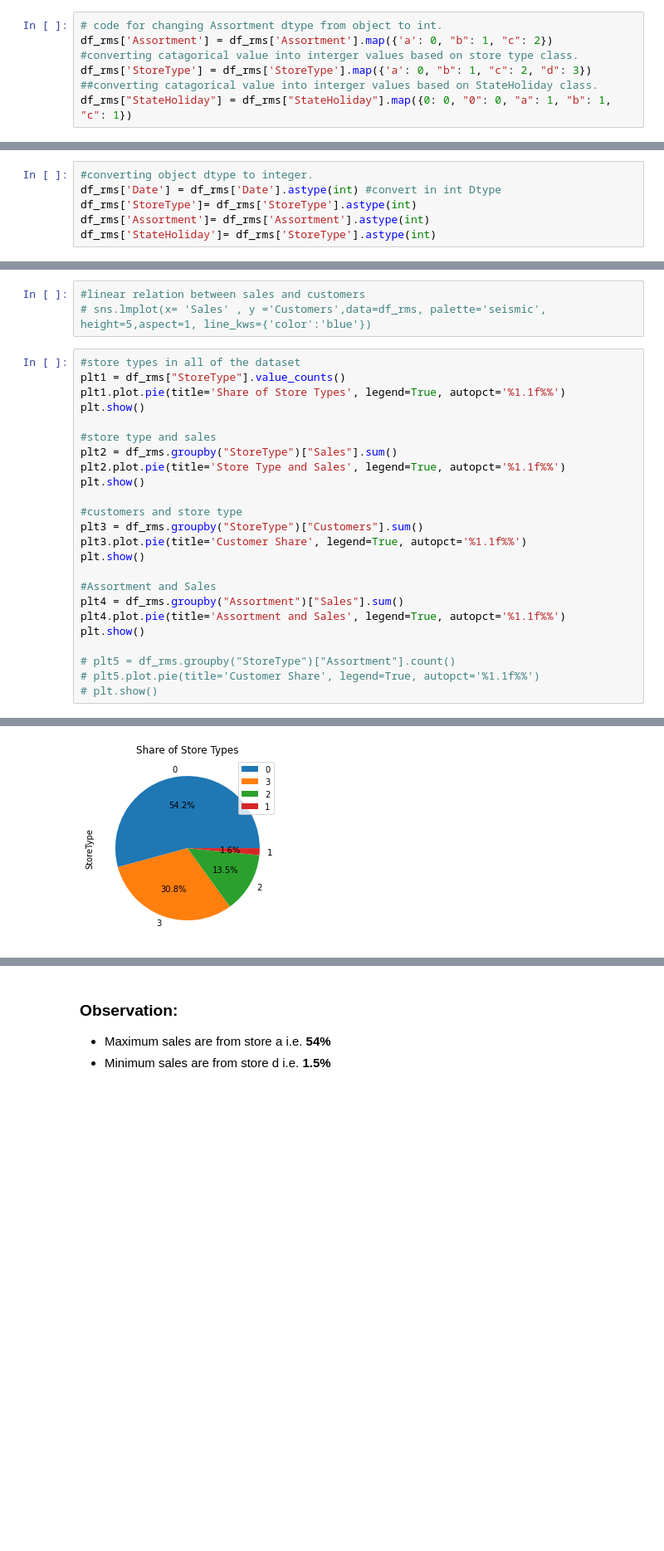
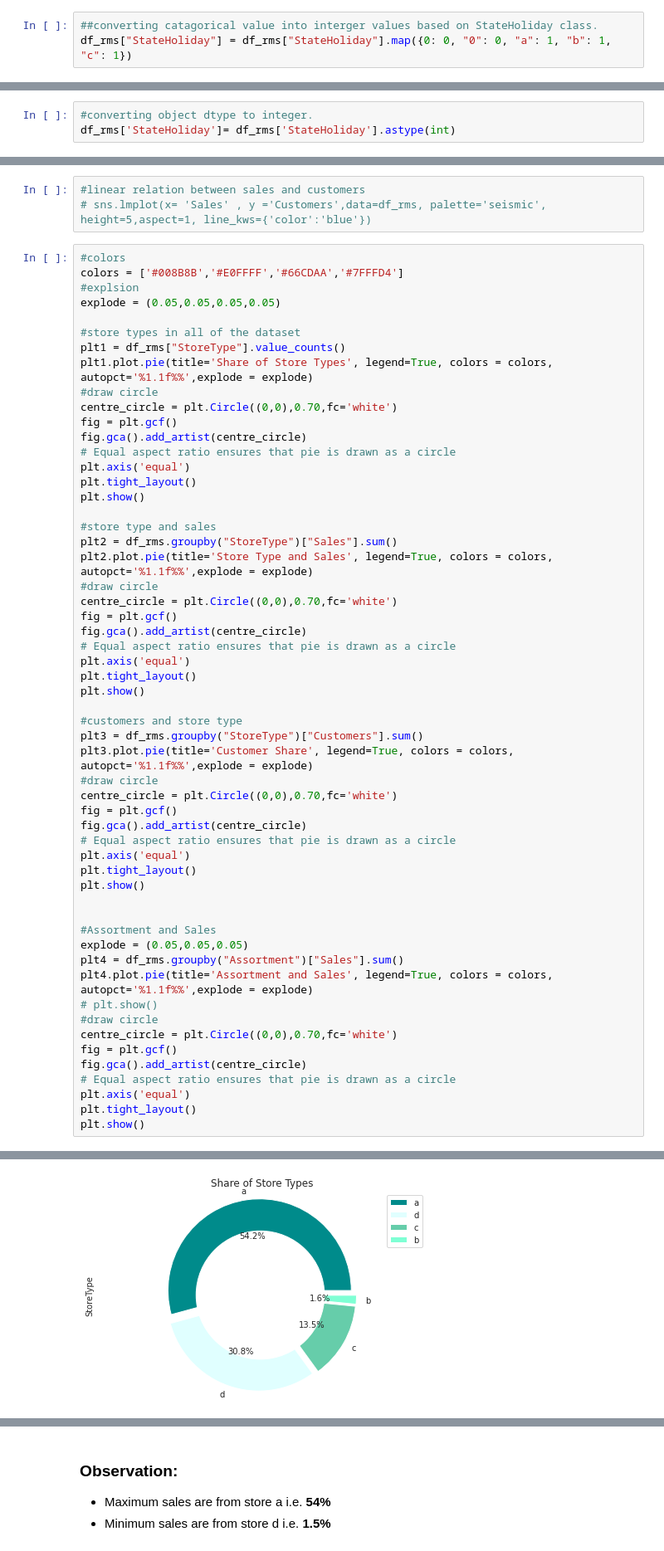
Before and after one commit to piyush02nir/Retail-Sales-Prediction, a Jupyter notebook: Retail_Sales_Prediction.ipynb, the cells around one changed output, grey strips where cells are left out. Shown at 83% size. Drawn from its saved outputs; the diff is of its cells as text; blank space fills up the shorter version.

```diff
--- a/Retail_Sales_Prediction.ipynb
+++ b/Retail_Sales_Prediction.ipynb
@@ -558,10 +603,6 @@ b      6690
 c      4100
 Name: StateHoliday, dtype: int64
 # %%
-# code for changing Assortment dtype from object to int.
-df_rms['Assortment'] = df_rms['Assortment'].map({'a': 0, "b": 1, "c": 2})
-#converting catagorical value into interger values based on store type class.
-df_rms['StoreType'] = df_rms['StoreType'].map({'a': 0, "b": 1, "c": 2, "d": 3})
 ##converting catagorical value into interger values based on StateHoliday class.
 df_rms["StateHoliday"] = df_rms["StateHoliday"].map({0: 0, "0": 0, "a": 1, "b": 1, "c": 1})
 # %%
@@ -586,7 +627 @@ dtypes: datetime64[ns](1), float64(5), int64(15), object(1)
 memory usage: 170.7+ MB
-# %%
-#converting object dtype to integer.
-df_rms['Date'] = df_rms['Date'].astype(int) #convert in int Dtype
-df_rms['StoreType']= df_rms['StoreType'].astype(int)
-df_rms['Assortment']= df_rms['Assortment'].astype(int)
-df_rms['StateHoliday']= df_rms['StoreType'].astype(int)
@@ -592,0 +630,3 @@ df_rms['StateHoliday']= df_rms['StoreType'].astype(int)
+# %%
+#converting object dtype to integer.
+df_rms['StateHoliday']= df_rms['StateHoliday'].astype(int)
@@ -724,28 +783,60 @@ Text(0.5, 1.0, 'Sales Affected by Schoolholiday or Not ?')
 #linear relation between sales and customers
 # sns.lmplot(x= 'Sales' , y ='Customers',data=df_rms, palette='seismic', height=5,aspect=1, line_kws={'color':'blue'})
 # %%
+#colors
+colors = ['#008B8B','#E0FFFF','#66CDAA','#7FFFD4']
+#explsion
+explode = (0.05,0.05,0.05,0.05)
+
 #store types in all of the dataset
 plt1 = df_rms["StoreType"].value_counts()
-plt1.plot.pie(title='Share of Store Types', legend=True, autopct='%1.1f%%')
+plt1.plot.pie(title='Share of Store Types', legend=True, colors = colors, autopct='%1.1f%%',explode = explode)
+#draw circle
+centre_circle = plt.Circle((0,0),0.70,fc='white')
+fig = plt.gcf()
+fig.gca().add_artist(centre_circle)
+# Equal aspect ratio ensures that pie is drawn as a circle
+plt.axis('equal')
+plt.tight_layout()
 plt.show()
 
 #store type and sales
 plt2 = df_rms.groupby("StoreType")["Sales"].sum()
-plt2.plot.pie(title='Store Type and Sales', legend=True, autopct='%1.1f%%')
+plt2.plot.pie(title='Store Type and Sales', legend=True, colors = colors, autopct='%1.1f%%',explode = explode)
+#draw circle
+centre_circle = plt.Circle((0,0),0.70,fc='white')
+fig = plt.gcf()
+fig.gca().add_artist(centre_circle)
+# Equal aspect ratio ensures that pie is drawn as a circle
+plt.axis('equal')
+plt.tight_layout()
 plt.show()
 
 #customers and store type
 plt3 = df_rms.groupby("StoreType")["Customers"].sum()
-plt3.plot.pie(title='Customer Share', legend=True, autopct='%1.1f%%')
+plt3.plot.pie(title='Customer Share', legend=True, colors = colors, autopct='%1.1f%%',explode = explode)
+#draw circle
+centre_circle = plt.Circle((0,0),0.70,fc='white')
+fig = plt.gcf()
+fig.gca().add_artist(centre_circle)
+# Equal aspect ratio ensures that pie is drawn as a circle
+plt.axis('equal')
+plt.tight_layout()
 plt.show()
 
+
 #Assortment and Sales
+explode = (0.05,0.05,0.05)
 plt4 = df_rms.groupby("Assortment")["Sales"].sum()
-plt4.plot.pie(title='Assortment and Sales', legend=True, autopct='%1.1f%%')
+plt4.plot.pie(title='Assortment and Sales', legend=True, colors = colors, autopct='%1.1f%%',explode = explode)
+# plt.show()
+#draw circle
+centre_circle = plt.Circle((0,0),0.70,fc='white')
+fig = plt.gcf()
+fig.gca().add_artist(centre_circle)
+# Equal aspect ratio ensures that pie is drawn as a circle
+plt.axis('equal')
+plt.tight_layout()
 plt.show()
-
-# plt5 = df_rms.groupby("StoreType")["Assortment"].count()
-# plt5.plot.pie(title='Customer Share', legend=True, autopct='%1.1f%%')
-# plt.show()
 # %% [output]
 <matplotlib.axes._subplots.AxesSubplot at 0x...>
@@ -752 +848 @@ plt.show()
-[figure, old version]
+[figure, new version]
```
Also changed, not shown: parts of 167 cells of this notebook.
